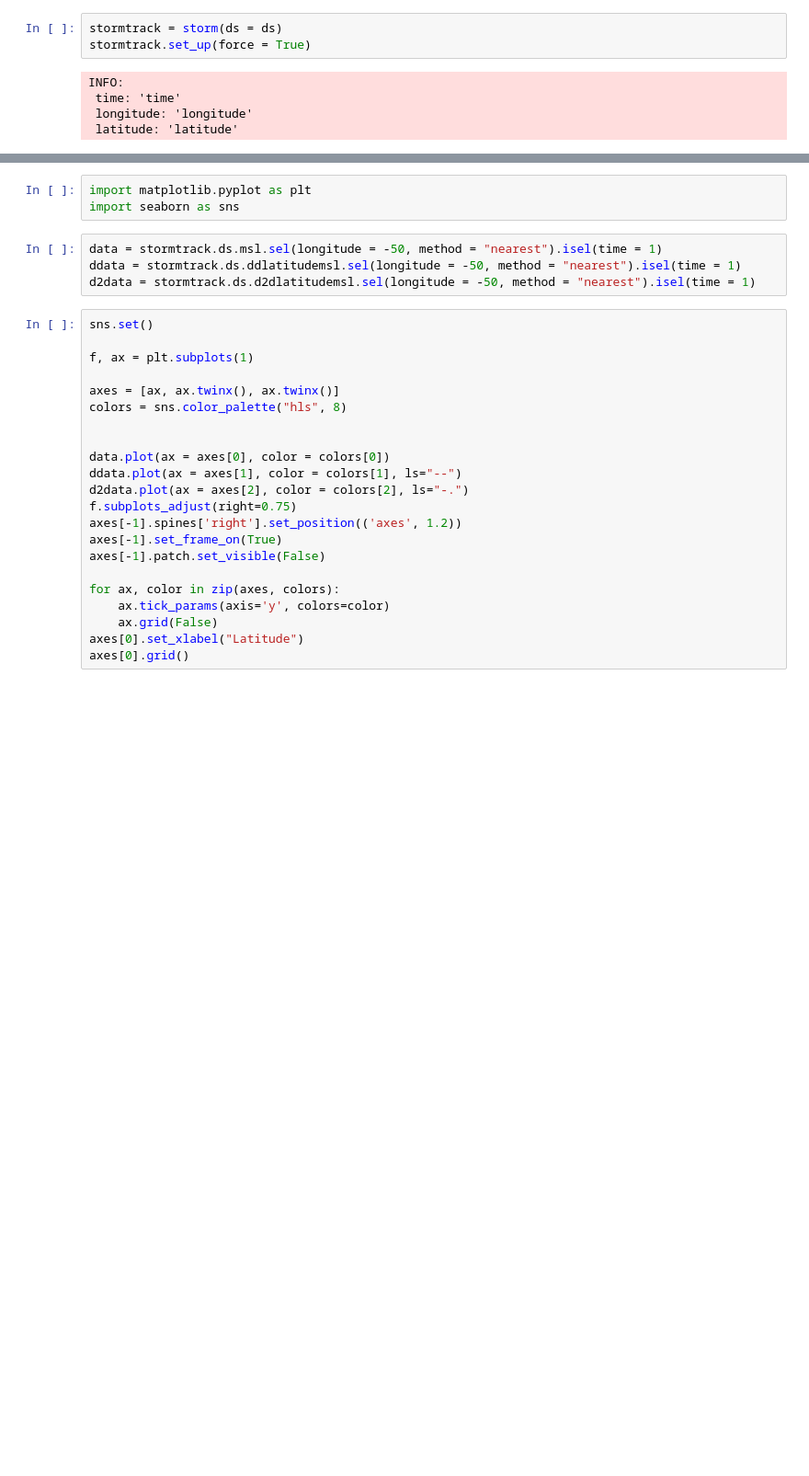
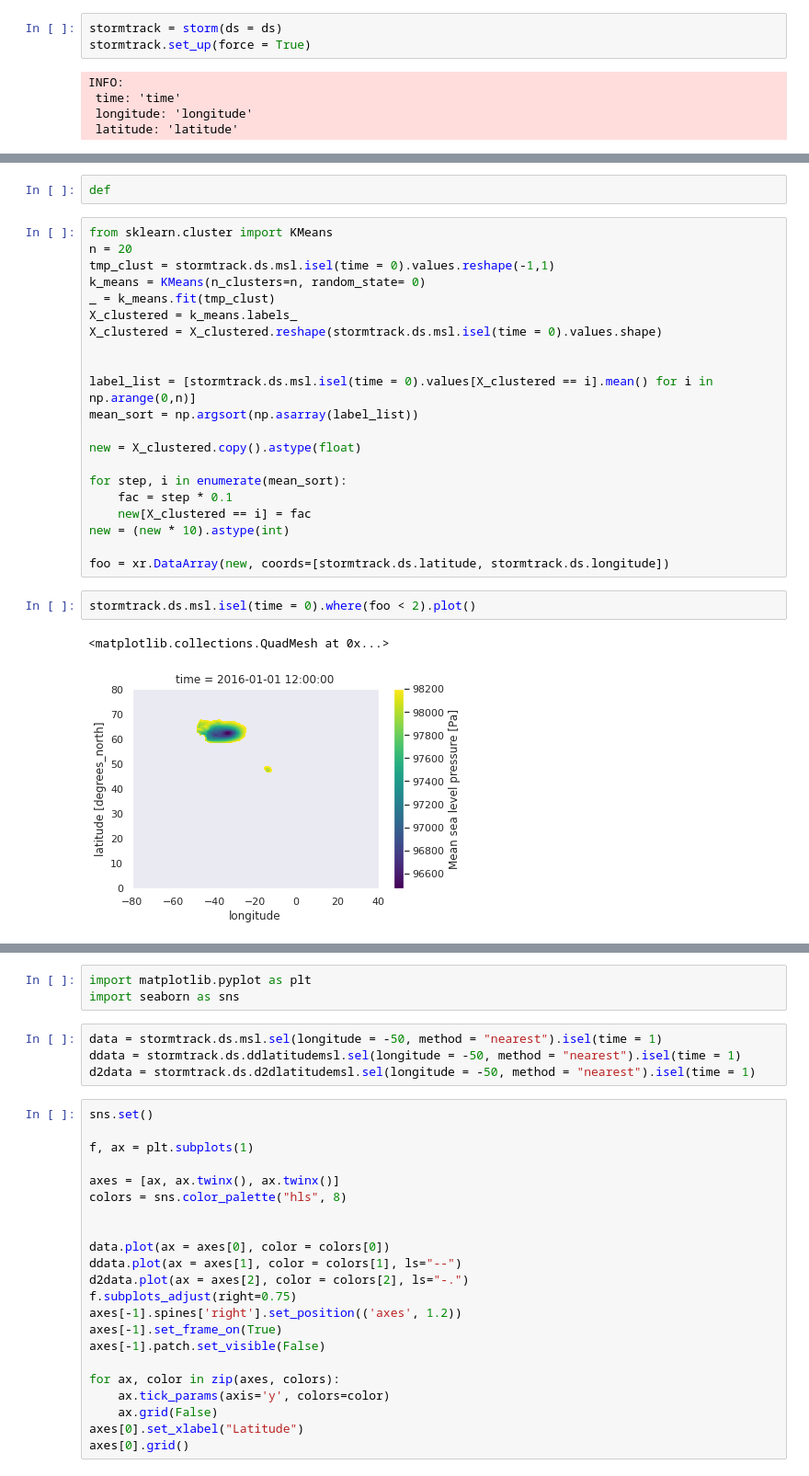
Before and after one commit to florianboergel/drcstools, a Jupyter notebook: 05_cci.ipynb, the cells around one changed output, grey strips where cells are left out. Shown: that part at 92% size. Cells and saved outputs as stored; diff of their text form; blank space fills up the shorter version.

```diff
--- a/05_cci.ipynb
+++ b/05_cci.ipynb
@@ -85,3 +167,31 @@ Attributes:
     units:          Pa
     long_name:      Mean sea level pressure
     standard_name:  air_pressure_at_mean_sea_level
+# %%
+def
+# %%
+from sklearn.cluster import KMeans
+n = 20
+tmp_clust = stormtrack.ds.msl.isel(time = 0).values.reshape(-1,1)
+k_means = KMeans(n_clusters=n, random_state= 0)
+_ = k_means.fit(tmp_clust)
+X_clustered = k_means.labels_
+X_clustered = X_clustered.reshape(stormtrack.ds.msl.isel(time = 0).values.shape)
+
+
+label_list = [stormtrack.ds.msl.isel(time = 0).values[X_clustered == i].mean() for i in np.arange(0,n)]
+mean_sort = np.argsort(np.asarray(label_list))
+
+new = X_clustered.copy().astype(float)
+
+for step, i in enumerate(mean_sort):
+    fac = step * 0.1
+    new[X_clustered == i] = fac
+new = (new * 10).astype(int)
+
+foo = xr.DataArray(new, coords=[stormtrack.ds.latitude, stormtrack.ds.longitude])
+# %%
+stormtrack.ds.msl.isel(time = 0).where(foo < 2).plot()
+# %% [output]
+<matplotlib.collections.QuadMesh at 0x...>
+[figure, added]
```
Also changed, not shown: parts of 17 cells of this notebook, 3 other files.
